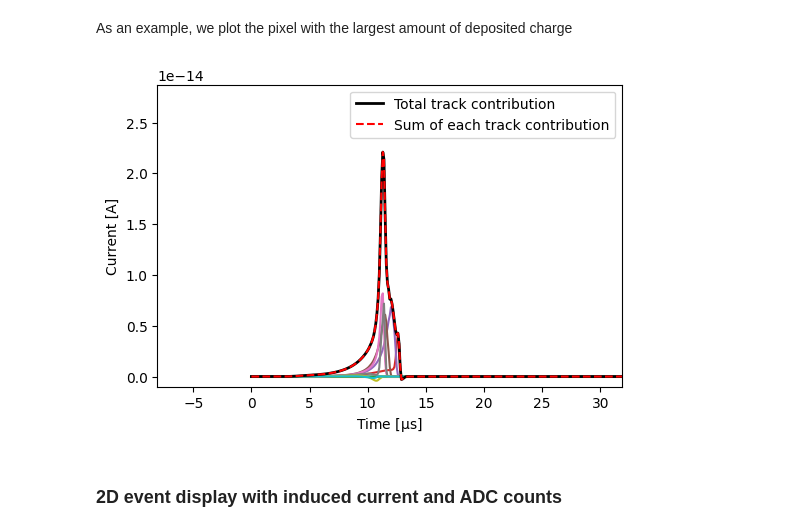
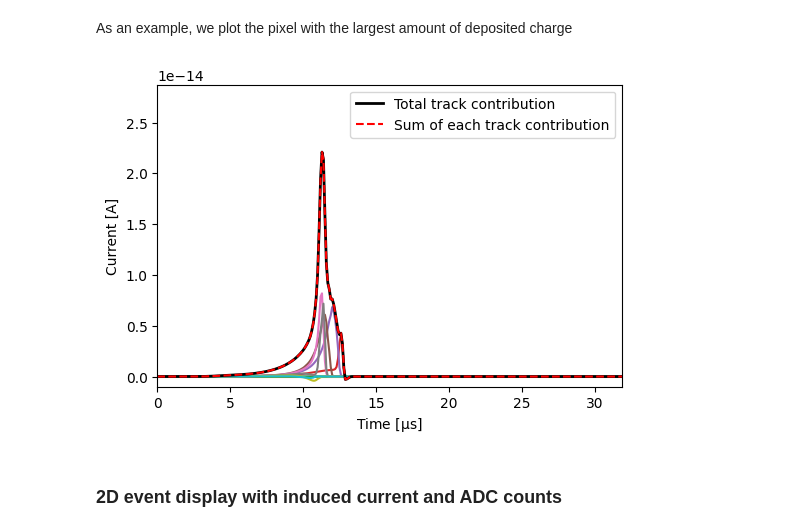
Before and after one commit to DUNE/larnd-sim, a Jupyter notebook: examples/ndlarmod_example.ipynb, the cells around one changed output. Cells and saved outputs as stored; diff of their text form; code cells hidden in the pictures.

```diff
--- a/examples/ndlarmod_example.ipynb
+++ b/examples/ndlarmod_example.ipynb
@@ -394,17 +374,17 @@ largest_pix = np.argmax(pixels_signals.sum(axis=1)).get()
 # %%
 fig,ax=plt.subplots(1,1)
 current = pixels_signals[largest_pix][:3201].get()
 ax.plot(consts.time_ticks,pixels_tracks_signals[largest_pix][:3201].get())
 ax.plot(consts.time_ticks,current,label='Total track contribution',c='k',lw=2)
 ax.plot(consts.time_ticks,np.sum(pixels_tracks_signals[largest_pix][:3201].get(),axis=1),c='r',ls='--',label='Sum of each track contribution')
 start_time = np.nonzero(current)[0][0]
-ax.set_xlim(consts.time_ticks[start_time]-10,consts.time_ticks[start_time]+30)
+ax.set_xlim(max(0,consts.time_ticks[start_time]-10),consts.time_ticks[start_time]+30)
 ax.set_xlabel(r"Time [$\mathrm{\mu}$s]")
 ax.set_ylabel(r"Current [A]")
 ax.set_ylim(-0.1e-14, max(current)*1.3)
 _=ax.legend()
 # %% [output]
-[figure, old version]
+[figure, new version]
 # %% [markdown]
 ### 2D event display with induced current and ADC counts
 # %%
```
Also changed, not shown: parts of 10 cells of this notebook, 2 other files.
